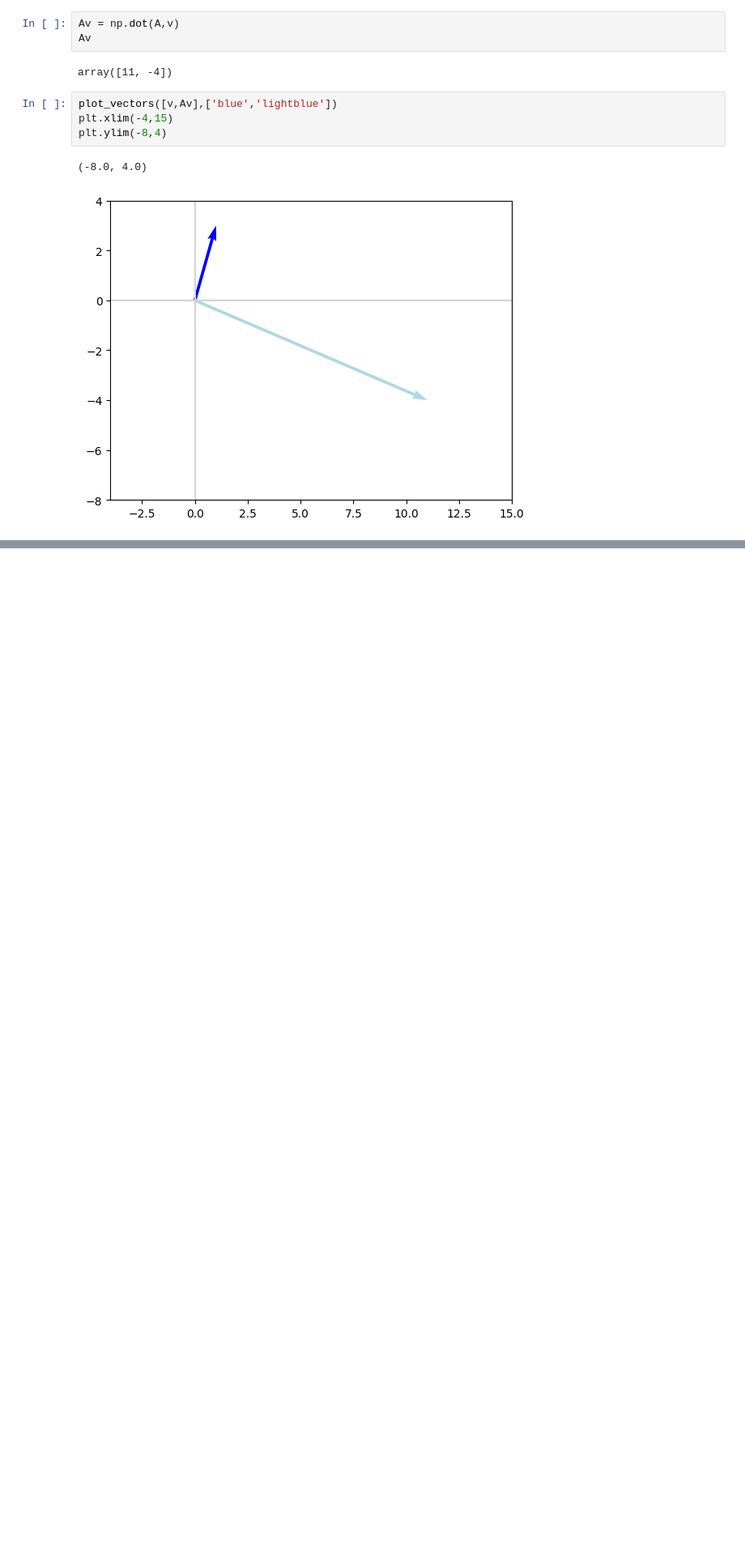
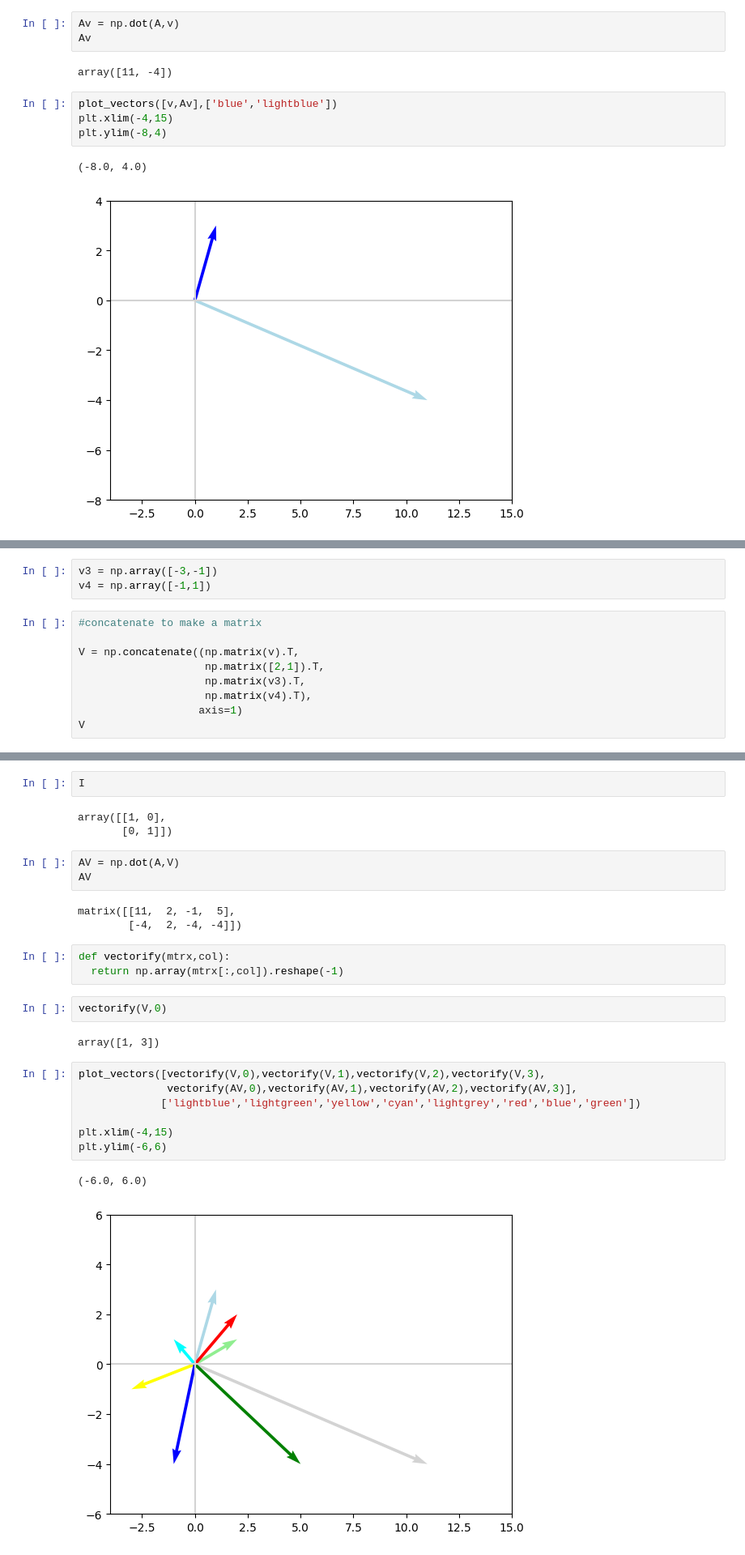
Before and after one commit to fakhar-iqbal/Machine_Learning_Fundamentals, a Jupyter notebook: LinearAlgebra_II.ipynb, the cells around one changed output, grey strips where cells are left out. Shown: that part at 81% size. Cells and saved outputs as stored; diff of their text form; blank space fills up the shorter version.

```diff
--- a/LinearAlgebra_II.ipynb
+++ b/LinearAlgebra_II.ipynb
@@ -135,0 +144,12 @@ plt.ylim(-8,4)
+# %%
+v3 = np.array([-3,-1])
+v4 = np.array([-1,1])
+# %%
+#concatenate to make a matrix
+
+V = np.concatenate((np.matrix(v).T,
+                    np.matrix([2,1]).T,
+                    np.matrix(v3).T,
+                    np.matrix(v4).T),
+                   axis=1)
+V
@@ -135,0 +166,28 @@ plt.ylim(-8,4)
+# %%
+I
+# %% [output]
+array([[1, 0],
+       [0, 1]])
+# %%
+AV = np.dot(A,V)
+AV
+# %% [output]
+matrix([[11,  2, -1,  5],
+        [-4,  2, -4, -4]])
+# %%
+def vectorify(mtrx,col):
+  return np.array(mtrx[:,col]).reshape(-1)
+# %%
+vectorify(V,0)
+# %% [output]
+array([1, 3])
+# %%
+plot_vectors([vectorify(V,0),vectorify(V,1),vectorify(V,2),vectorify(V,3),
+              vectorify(AV,0),vectorify(AV,1),vectorify(AV,2),vectorify(AV,3)],
+             ['lightblue','lightgreen','yellow','cyan','lightgrey','red','blue','green'])
+
+plt.xlim(-4,15)
+plt.ylim(-6,6)
+# %% [output]
+(-6.0, 6.0)
+[figure, added]
```
Also changed, not shown: parts of 6 cells of this notebook.
